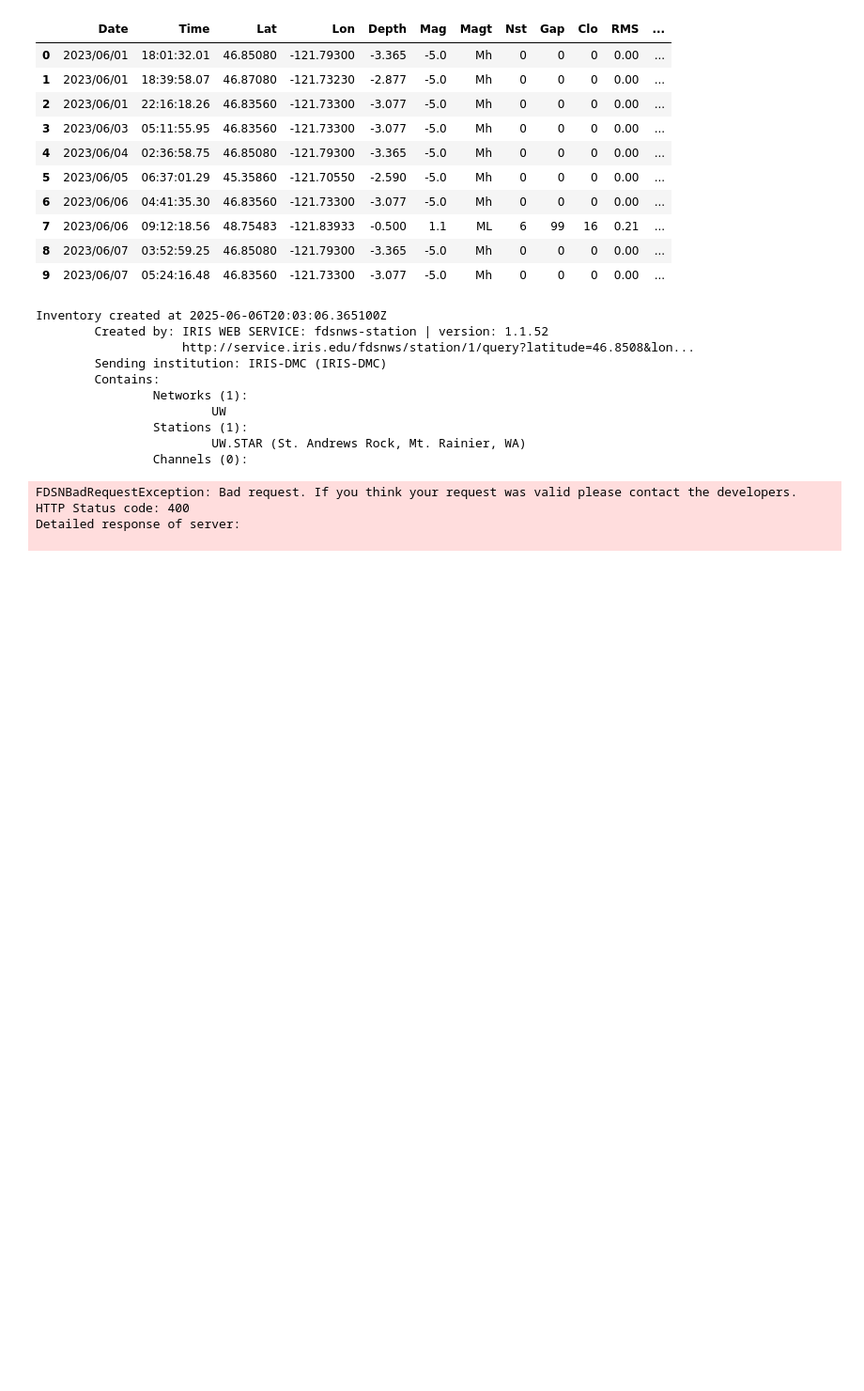
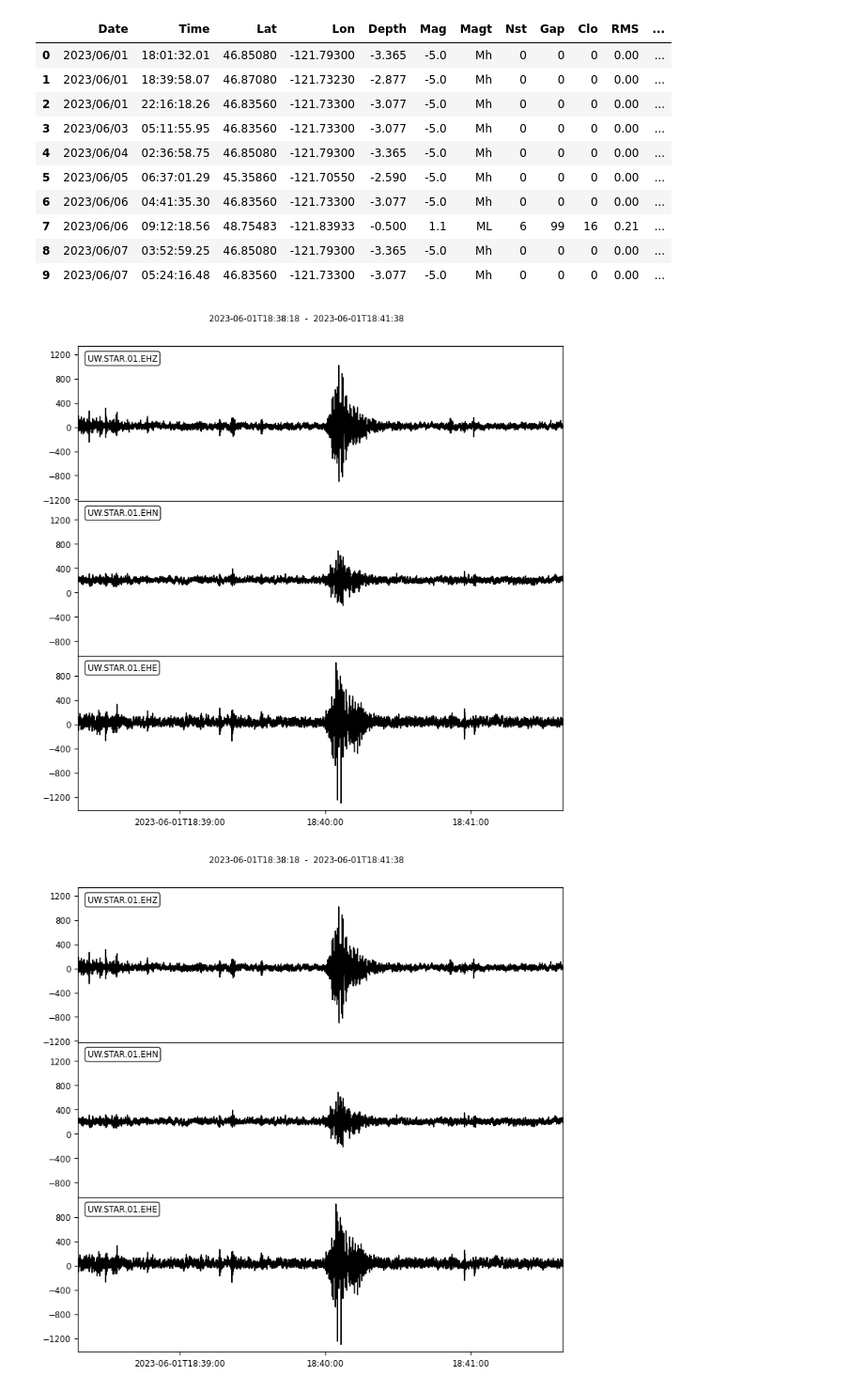
Before and after one commit to Akashkharita/PNW_Seismic_Event_Classification, a Jupyter notebook: deep_learning/notebooks/continous_event_detection_with_seisbench.ipynb, the cells around one changed output. Shown at 94% size. Drawn from its saved outputs; the diff is of its cells as text; code cells hidden in the pictures; blank space fills up the shorter version.

```diff
--- a/deep_learning/notebooks/continous_event_detection_with_seisbench.ipynb
+++ b/deep_learning/notebooks/continous_event_detection_with_seisbench.ipynb
@@ -23,37 +25,24 @@ su_cat.head(10)
 | 7 | 2023/06/06 | 09:12:18.56 | 48.75483 | -121.83933 | -0.500 | 1.1 | ML | 6 | 99 | 16 | 0.21 | ... |
 | 8 | 2023/06/07 | 03:52:59.25 | 46.85080 | -121.79300 | -3.365 | -5.0 | Mh | 0 | 0 | 0 | 0.00 | ... |
 | 9 | 2023/06/07 | 05:24:16.48 | 46.83560 | -121.73300 | -3.077 | -5.0 | Mh | 0 | 0 | 0 | 0.00 | ... |
-# %%
-stn = client.get_stations(latitude = su_cat['Lat'].values[0], longitude = su_cat['Lon'].values[0], maxradius = 1e-3)
-# %% [output]
-Inventory created at 2025-06-06T20:03:06.365100Z
-        Created by: IRIS WEB SERVICE: fdsnws-station | version: 1.1.52
-                    http://service.iris.edu/fdsnws/station/1/query?latitude=46.8508&lon...
-        Sending institution: IRIS-DMC (IRIS-DMC)
-        Contains:
-                Networks (1):
-                        UW
-                Stations (1):
-                        UW.STAR (St. Andrews Rock, Mt. Rainier, WA)
-                Channels (0):
 # %%
 client = Client('IRIS')
 station = 'STAR'
-network = 'UW',
+network = 'UW'
 channel = 'EH'
 location = '*'
-starttime = obspy.UTCDateTime(2023, 6, 1, 18, 1, 32)
+starttime = obspy.UTCDateTime(2023, 6, 1, 18, 39, 58)
 # Download waveform
 stream = client.get_waveforms(
             network=network,
             station=station,
             location=location,
             channel=f"{channel}?",
-            starttime=starttime,
-            endtime=starttime + 24*3600
+            starttime=starttime - 100,
+            endtime=starttime + 100
         )
-# %% [output]
-FDSNBadRequestException: Bad request. If you think your request was valid please contact the developers.
-HTTP Status code: 400
-Detailed response of server:
-
+# %%
+stream.plot()
+# %% [output]
+[figure, added]
+[figure, added]
```
Also changed, not shown: parts of 4 cells of this notebook.
